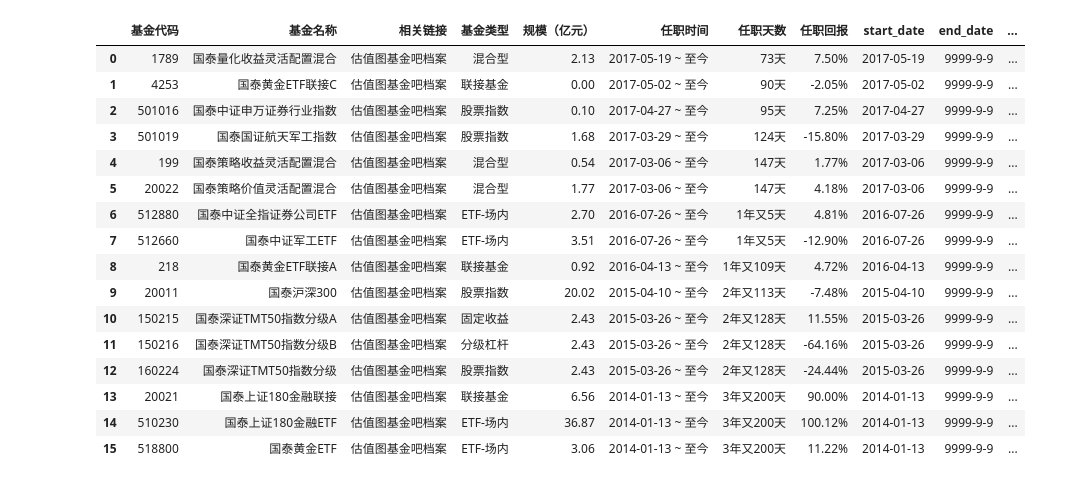
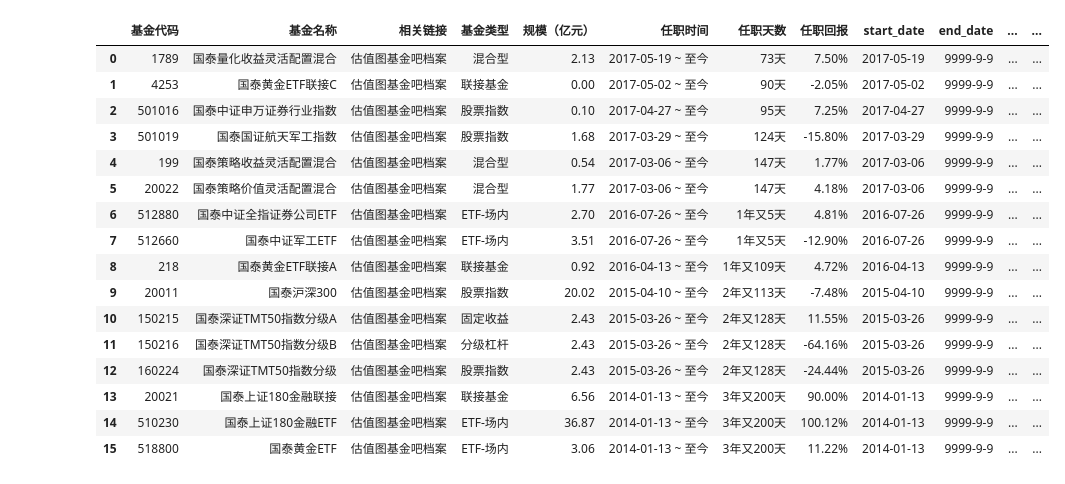
Before and after one commit to liusida/fund_scanner, a Jupyter notebook: playground/get_managers_2_funds_history.ipynb, the cells around one changed output. Cells and saved outputs as stored; diff of their text form; code cells hidden in the pictures.

```diff
--- a/playground/get_managers_2_funds_history.ipynb
+++ b/playground/get_managers_2_funds_history.ipynb
@@ -8,41 +9,51 @@ import fund_scanner.common_tools.database as db
 engine = db.get_sqlalchemy_engine()
 # %%
-with db.get_connection() as cursor:
-    sql = 'select * from managers limit 0,1'
-    cursor.execute(sql)
-    manager = cursor.fetchone()
-
 url = 'http://fund.eastmoney.com/manager/%s.html'
 
-print(manager['managers_code'])
+with db.get_connection() as cursor:
+    sql = 'select * from managers limit 0,50'
+    cursor.execute(sql)
+    managers = cursor.fetchall()
+    print(managers[0])
 
-df = pd.read_html(url%manager['managers_code'])[1]
+    for manager in managers:
 
-#len(df)
 
-if df.iloc[0,-1][-1] != '%':
-    print('抓取到的格式错误！')
-    display(df)
 
-df['start_date'] = df.loc[:,'任职时间'].apply(lambda x: x.split(' ~ ')[0])
-df['end_date'] = df.loc[:,'任职时间'].apply(lambda x: x.split(' ~ ')[1].replace('至今', '9999-9-9'))
-df['funds_code'] = df.loc[:,'基金代码'].apply(lambda x: str(x).zfill(6))
+        print(manager['managers_code'])
 
-print(len(df))
+        df = pd.read_html(url%manager['managers_code'])[1]
 
-codes = df['基金代码'].tolist()
-codes = ','.join([str(w) for w in codes])
+        #len(df)
 
-df_funds = pd.read_sql('select * from funds where funds_code in (%s)'%(codes), engine)
+        if df.iloc[0,-1][-1] != '%' and df.iloc[0,-1][-1] != '-':
+            print('抓取到的格式错误！')
+            display(df)
 
-df = pd.merge(df, df_funds, on='funds_code', how='left')
+        df['start_date'] = df.loc[:,'任职时间'].apply(lambda x: x.split(' ~ ')[0])
+        df['end_date'] = df.loc[:,'任职时间'].apply(lambda x: x.split(' ~ ')[1].replace('至今', '9999-9-9'))
+        df['funds_code'] = df.loc[:,'基金代码'].apply(lambda x: str(x).zfill(6))
 
-print(len(df))
-display(df)
+        codes = df['基金代码'].tolist()
+        codes = ','.join([str(w) for w in codes])
 
-for row in df.iterrows():
-    start_date = row[1]['start_date']
-    end_date = row[1]['end_date']
-    #funds_code = row[1][]
-    break
+        df_funds = pd.read_sql('select * from funds where funds_code in (%s)'%(codes), engine)
+
+        df = pd.merge(df, df_funds, on='funds_code', how='left')
+
+        funds_need_update = df[df['funds_type'].isnull()]['funds_code'].tolist()
+        if len(funds_need_update)>1:
+            grab_data.update_funds(funds_need_update)
+
+        df_funds = pd.read_sql('select * from funds where funds_code in (%s)'%(codes), engine)
+
+        df = pd.merge(df, df_funds, on='funds_code', how='left')
+
+        display(df)
+
+        for row in df.iterrows():
+            start_date = row[1]['start_date']
+            end_date = row[1]['end_date']
+            #funds_code = row[1][]
+            break
 # %% [output]
@@ -52,17 +62,17 @@ for row in df.iterrows():
-|  | 基金代码 | 基金名称 | 相关链接 | 基金类型 | 规模（亿元） | 任职时间 | 任职天数 | 任职回报 | start_date | end_date | ... |
-| 0 | 1789 | 国泰量化收益灵活配置混合 | 估值图基金吧档案 | 混合型 | 2.13 | 2017-05-19 ~ 至今 | 73天 | 7.50% | 2017-05-19 | 9999-9-9 | ... |
-| 1 | 4253 | 国泰黄金ETF联接C | 估值图基金吧档案 | 联接基金 | 0.00 | 2017-05-02 ~ 至今 | 90天 | -2.05% | 2017-05-02 | 9999-9-9 | ... |
-| 2 | 501016 | 国泰中证申万证券行业指数 | 估值图基金吧档案 | 股票指数 | 0.10 | 2017-04-27 ~ 至今 | 95天 | 7.25% | 2017-04-27 | 9999-9-9 | ... |
-| 3 | 501019 | 国泰国证航天军工指数 | 估值图基金吧档案 | 股票指数 | 1.68 | 2017-03-29 ~ 至今 | 124天 | -15.80% | 2017-03-29 | 9999-9-9 | ... |
-| 4 | 199 | 国泰策略收益灵活配置混合 | 估值图基金吧档案 | 混合型 | 0.54 | 2017-03-06 ~ 至今 | 147天 | 1.77% | 2017-03-06 | 9999-9-9 | ... |
-| 5 | 20022 | 国泰策略价值灵活配置混合 | 估值图基金吧档案 | 混合型 | 1.77 | 2017-03-06 ~ 至今 | 147天 | 4.18% | 2017-03-06 | 9999-9-9 | ... |
-| 6 | 512880 | 国泰中证全指证券公司ETF | 估值图基金吧档案 | ETF-场内 | 2.70 | 2016-07-26 ~ 至今 | 1年又5天 | 4.81% | 2016-07-26 | 9999-9-9 | ... |
-| 7 | 512660 | 国泰中证军工ETF | 估值图基金吧档案 | ETF-场内 | 3.51 | 2016-07-26 ~ 至今 | 1年又5天 | -12.90% | 2016-07-26 | 9999-9-9 | ... |
-| 8 | 218 | 国泰黄金ETF联接A | 估值图基金吧档案 | 联接基金 | 0.92 | 2016-04-13 ~ 至今 | 1年又109天 | 4.72% | 2016-04-13 | 9999-9-9 | ... |
-| 9 | 20011 | 国泰沪深300 | 估值图基金吧档案 | 股票指数 | 20.02 | 2015-04-10 ~ 至今 | 2年又113天 | -7.48% | 2015-04-10 | 9999-9-9 | ... |
-| 10 | 150215 | 国泰深证TMT50指数分级A | 估值图基金吧档案 | 固定收益 | 2.43 | 2015-03-26 ~ 至今 | 2年又128天 | 11.55% | 2015-03-26 | 9999-9-9 | ... |
-| 11 | 150216 | 国泰深证TMT50指数分级B | 估值图基金吧档案 | 分级杠杆 | 2.43 | 2015-03-26 ~ 至今 | 2年又128天 | -64.16% | 2015-03-26 | 9999-9-9 | ... |
-| 12 | 160224 | 国泰深证TMT50指数分级 | 估值图基金吧档案 | 股票指数 | 2.43 | 2015-03-26 ~ 至今 | 2年又128天 | -24.44% | 2015-03-26 | 9999-9-9 | ... |
-| 13 | 20021 | 国泰上证180金融联接 | 估值图基金吧档案 | 联接基金 | 6.56 | 2014-01-13 ~ 至今 | 3年又200天 | 90.00% | 2014-01-13 | 9999-9-9 | ... |
-| 14 | 510230 | 国泰上证180金融ETF | 估值图基金吧档案 | ETF-场内 | 36.87 | 2014-01-13 ~ 至今 | 3年又200天 | 100.12% | 2014-01-13 | 9999-9-9 | ... |
-| 15 | 518800 | 国泰黄金ETF | 估值图基金吧档案 | ETF-场内 | 3.06 | 2014-01-13 ~ 至今 | 3年又200天 | 11.22% | 2014-01-13 | 9999-9-9 | ... |
+|  | 基金代码 | 基金名称 | 相关链接 | 基金类型 | 规模（亿元） | 任职时间 | 任职天数 | 任职回报 | start_date | end_date | ... | ... |
+| 0 | 1789 | 国泰量化收益灵活配置混合 | 估值图基金吧档案 | 混合型 | 2.13 | 2017-05-19 ~ 至今 | 73天 | 7.50% | 2017-05-19 | 9999-9-9 | ... | ... |
+| 1 | 4253 | 国泰黄金ETF联接C | 估值图基金吧档案 | 联接基金 | 0.00 | 2017-05-02 ~ 至今 | 90天 | -2.05% | 2017-05-02 | 9999-9-9 | ... | ... |
+| 2 | 501016 | 国泰中证申万证券行业指数 | 估值图基金吧档案 | 股票指数 | 0.10 | 2017-04-27 ~ 至今 | 95天 | 7.25% | 2017-04-27 | 9999-9-9 | ... | ... |
+| 3 | 501019 | 国泰国证航天军工指数 | 估值图基金吧档案 | 股票指数 | 1.68 | 2017-03-29 ~ 至今 | 124天 | -15.80% | 2017-03-29 | 9999-9-9 | ... | ... |
+| 4 | 199 | 国泰策略收益灵活配置混合 | 估值图基金吧档案 | 混合型 | 0.54 | 2017-03-06 ~ 至今 | 147天 | 1.77% | 2017-03-06 | 9999-9-9 | ... | ... |
+| 5 | 20022 | 国泰策略价值灵活配置混合 | 估值图基金吧档案 | 混合型 | 1.77 | 2017-03-06 ~ 至今 | 147天 | 4.18% | 2017-03-06 | 9999-9-9 | ... | ... |
+| 6 | 512880 | 国泰中证全指证券公司ETF | 估值图基金吧档案 | ETF-场内 | 2.70 | 2016-07-26 ~ 至今 | 1年又5天 | 4.81% | 2016-07-26 | 9999-9-9 | ... | ... |
+| 7 | 512660 | 国泰中证军工ETF | 估值图基金吧档案 | ETF-场内 | 3.51 | 2016-07-26 ~ 至今 | 1年又5天 | -12.90% | 2016-07-26 | 9999-9-9 | ... | ... |
+| 8 | 218 | 国泰黄金ETF联接A | 估值图基金吧档案 | 联接基金 | 0.92 | 2016-04-13 ~ 至今 | 1年又109天 | 4.72% | 2016-04-13 | 9999-9-9 | ... | ... |
+| 9 | 20011 | 国泰沪深300 | 估值图基金吧档案 | 股票指数 | 20.02 | 2015-04-10 ~ 至今 | 2年又113天 | -7.48% | 2015-04-10 | 9999-9-9 | ... | ... |
+| 10 | 150215 | 国泰深证TMT50指数分级A | 估值图基金吧档案 | 固定收益 | 2.43 | 2015-03-26 ~ 至今 | 2年又128天 | 11.55% | 2015-03-26 | 9999-9-9 | ... | ... |
+| 11 | 150216 | 国泰深证TMT50指数分级B | 估值图基金吧档案 | 分级杠杆 | 2.43 | 2015-03-26 ~ 至今 | 2年又128天 | -64.16% | 2015-03-26 | 9999-9-9 | ... | ... |
+| 12 | 160224 | 国泰深证TMT50指数分级 | 估值图基金吧档案 | 股票指数 | 2.43 | 2015-03-26 ~ 至今 | 2年又128天 | -24.44% | 2015-03-26 | 9999-9-9 | ... | ... |
+| 13 | 20021 | 国泰上证180金融联接 | 估值图基金吧档案 | 联接基金 | 6.56 | 2014-01-13 ~ 至今 | 3年又200天 | 90.00% | 2014-01-13 | 9999-9-9 | ... | ... |
+| 14 | 510230 | 国泰上证180金融ETF | 估值图基金吧档案 | ETF-场内 | 36.87 | 2014-01-13 ~ 至今 | 3年又200天 | 100.12% | 2014-01-13 | 9999-9-9 | ... | ... |
+| 15 | 518800 | 国泰黄金ETF | 估值图基金吧档案 | ETF-场内 | 3.06 | 2014-01-13 ~ 至今 | 3年又200天 | 11.22% | 2014-01-13 | 9999-9-9 | ... | ... |
```
Also changed, not shown: parts of 2 cells of this notebook, 3 other files.
